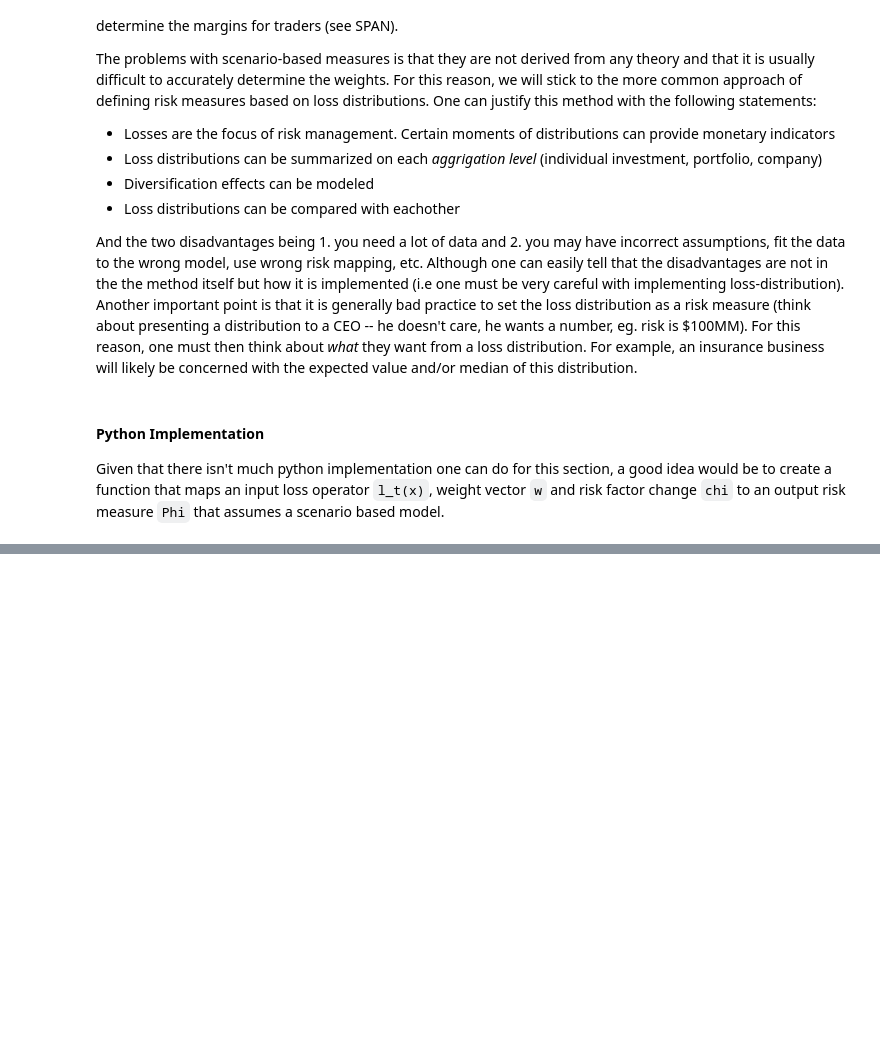
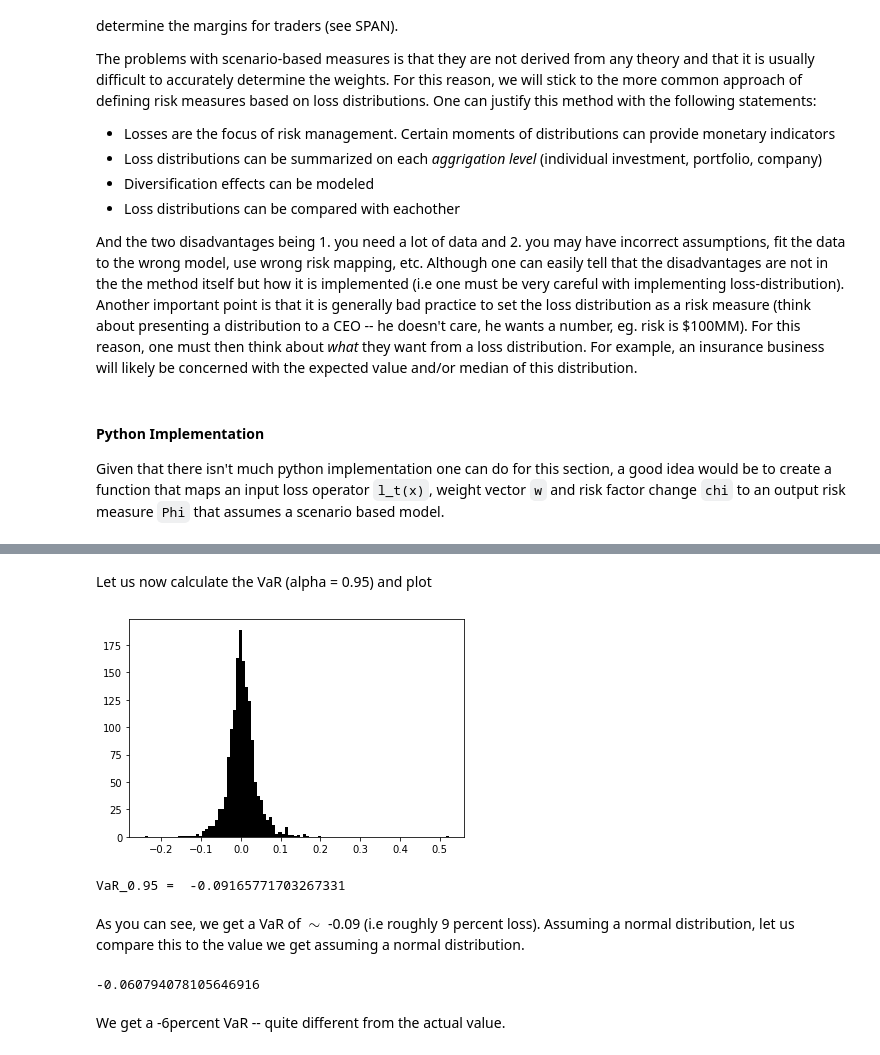
Before and after one commit to theheavygluon/Risk-Management-Course, a Jupyter notebook: Lecture 6 - Risk Measures.ipynb, the cells around one changed output, grey strips where cells are left out. Saved outputs shown, nothing was run; the diff lists cells and outputs as text; code cells hidden in the pictures; blank space fills up the shorter version.

```diff
--- a/Lecture 6 - Risk Measures.ipynb
+++ b/Lecture 6 - Risk Measures.ipynb
@@ -151,0 +197,25 @@ Although from a statistical perspective, both measures are nothing but the quant
+# %% [markdown]
+Let us now calculate the VaR (alpha = 0.95) and plot
+# %%
+VaR = np.percentile(AMD_daily_return,0.95)
+
+plt.hist(AMD_daily_return,bins=100,color='black') #Plotting Histogram
+plt.show()
+
+print('VaR_0.95 = ',VaR)
+# %% [output]
+[figure, added]
+VaR_0.95 =  -0.09165771703267331
+# %% [markdown]
+As you can see, we get a VaR of $\sim$ -0.09 (i.e roughly 9 percent loss). Assuming a normal distribution, let us compare this to the value we get assuming a normal distribution.
+# %%
+from scipy.stats import norm
+
+mu,sigma = norm.fit(AMD_daily_return)
+
+norm_VaR = mu + sigma*-1.644854 #mu +sigma*Z_score
+norm_VaR
+# %% [output]
+-0.060794078105646916
+# %% [markdown]
+We get a -6percent VaR -- quite different from the actual value.
```
Also changed, not shown: parts of 5 cells of this notebook.
